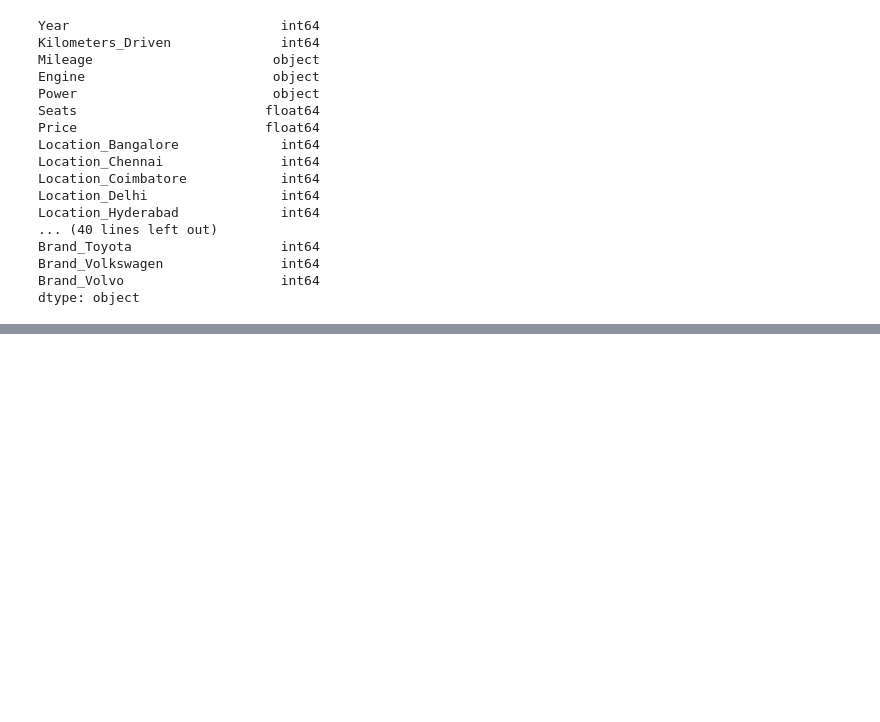
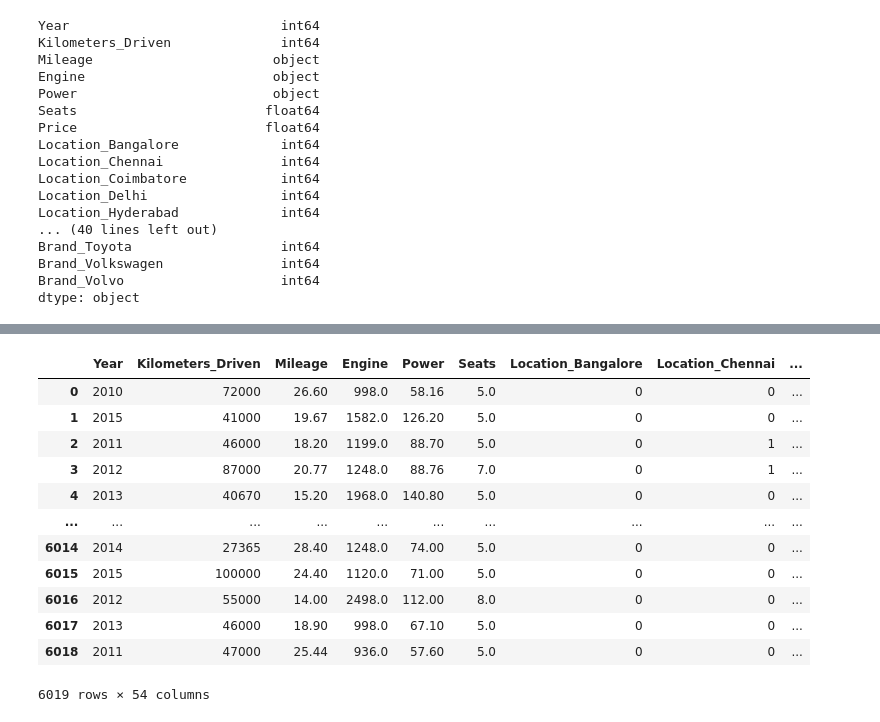
Before and after one commit to AshlinShaji/Machine-Learning, a Jupyter notebook: Regression/Polynomial_Regression/car_price_train.ipynb, the cells around one changed output, grey strips where cells are left out. Cells and saved outputs as stored; diff of their text form; code cells hidden in the pictures; blank space fills up the shorter version.

```diff
--- a/Regression/Polynomial_Regression/car_price_train.ipynb
+++ b/Regression/Polynomial_Regression/car_price_train.ipynb
@@ -361,3 +361,8 @@ Brand_Toyota                   int64
 Brand_Volkswagen               int64
 Brand_Volvo                    int64
 dtype: object
+# %%
+#dtata type change
+df_1['Engine']=df_1['Engine'].astype(float)
+df_1['Mileage']=df_1['Mileage'].astype(float)
+df_1['Power']=df_1['Power'].astype(float)
@@ -363,0 +389,9 @@ dtype: object
+# %%
+#Mileage,Engine,Power.  ====>null. ===>0
+#numerical value. 0
+#missing value
+
+
+df_1.loc[df_1.Engine==0,'Engine']=np.nan
+df_1.loc[df_1.Power==0,'Power']=np.nan
+df_1.loc[df_1.Mileage==0,'Mileage']=np.nan
@@ -363,0 +418,5 @@ dtype: object
+# %%
+df_1['Mileage']=df_1['Mileage'].fillna(df_1['Mileage'].mean())
+df_1['Engine']=df_1['Engine'].fillna(df_1['Engine'].mean())
+df_1['Power']=df_1['Power'].fillna(df_1['Power'].mean())
+df_1['Seats']=df_1['Seats'].fillna(df_1['Seats'].mean())
@@ -363,0 +443,19 @@ dtype: object
+# %%
+#x and y split price is on the middle
+
+x=df_1.drop(['Price'],axis=1)
+x
+# %% [output]
+|  | Year | Kilometers_Driven | Mileage | Engine | Power | Seats | Location_Bangalore | Location_Chennai | ... |
+| 0 | 2010 | 72000 | 26.60 | 998.0 | 58.16 | 5.0 | 0 | 0 | ... |
+| 1 | 2015 | 41000 | 19.67 | 1582.0 | 126.20 | 5.0 | 0 | 0 | ... |
+| 2 | 2011 | 46000 | 18.20 | 1199.0 | 88.70 | 5.0 | 0 | 1 | ... |
+| 3 | 2012 | 87000 | 20.77 | 1248.0 | 88.76 | 7.0 | 0 | 1 | ... |
+| 4 | 2013 | 40670 | 15.20 | 1968.0 | 140.80 | 5.0 | 0 | 0 | ... |
+| ... | ... | ... | ... | ... | ... | ... | ... | ... | ... |
+| 6014 | 2014 | 27365 | 28.40 | 1248.0 | 74.00 | 5.0 | 0 | 0 | ... |
+| 6015 | 2015 | 100000 | 24.40 | 1120.0 | 71.00 | 5.0 | 0 | 0 | ... |
+| 6016 | 2012 | 55000 | 14.00 | 2498.0 | 112.00 | 8.0 | 0 | 0 | ... |
+| 6017 | 2013 | 46000 | 18.90 | 998.0 | 67.10 | 5.0 | 0 | 0 | ... |
+| 6018 | 2011 | 47000 | 25.44 | 936.0 | 57.60 | 5.0 | 0 | 0 | ... |
+6019 rows × 54 columns
```
Also changed, not shown: parts of 53 cells of this notebook.
